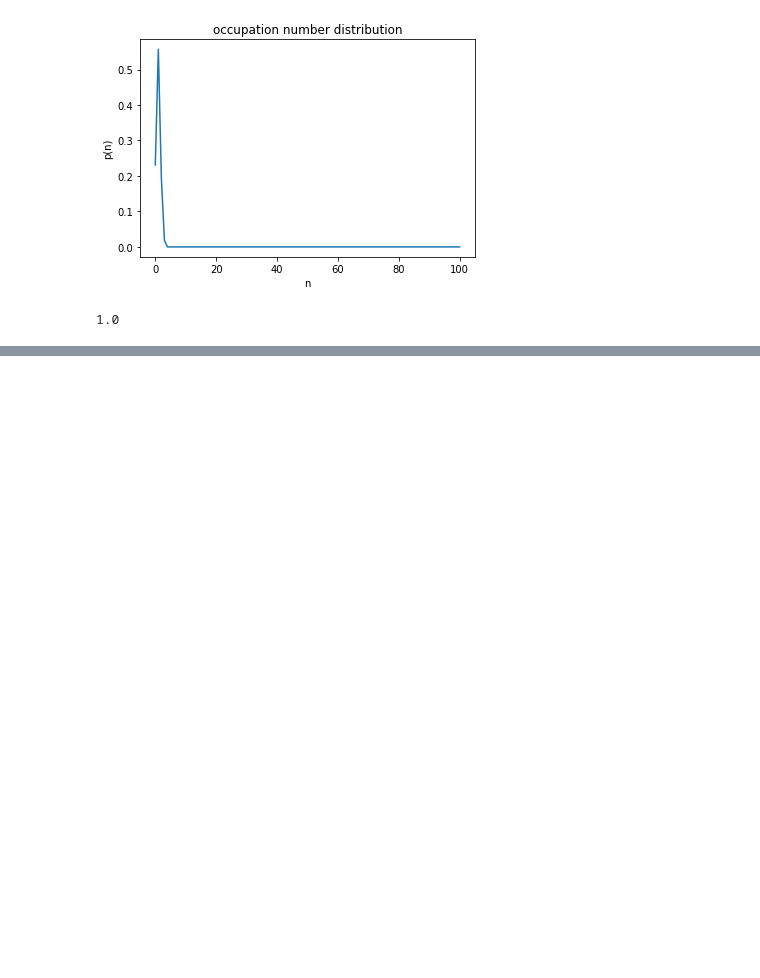
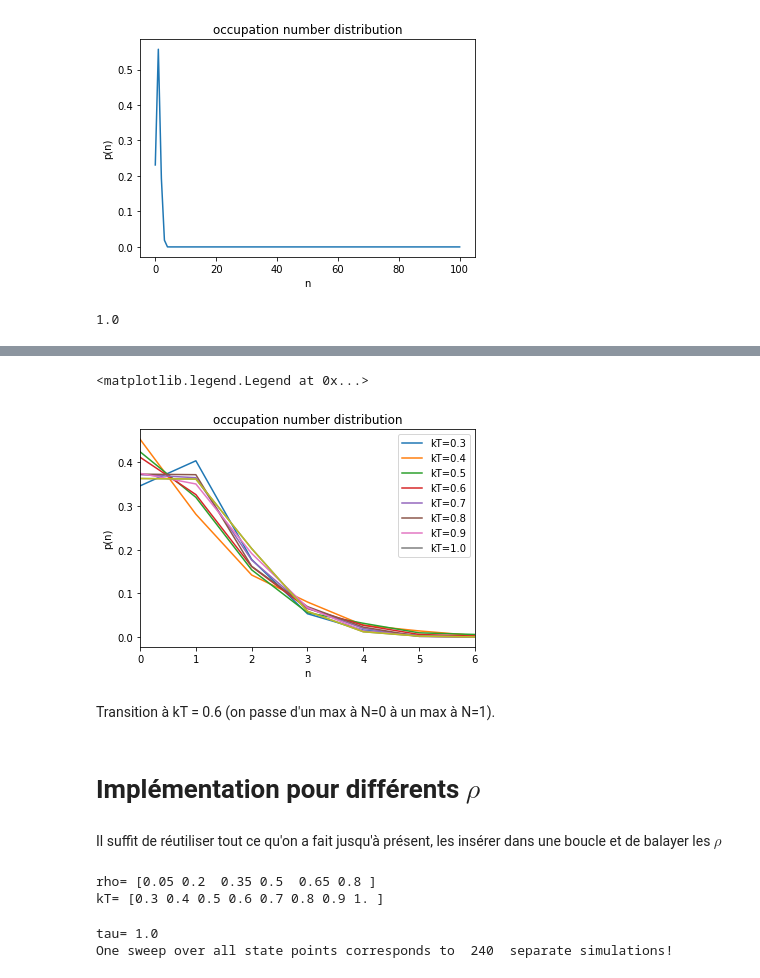
Before and after one commit to tristanlorriaux/computational_physics, a Jupyter notebook: main_density.ipynb, the cells around one changed output, grey strips where cells are left out. Drawn from its saved outputs; the diff is of its cells as text; code cells hidden in the pictures; blank space fills up the shorter version.

```diff
--- a/main_density.ipynb
+++ b/main_density.ipynb
@@ -284,0 +289,8 @@ np.sum(nOcc_hist)
+# %%
+sigma = 1
+d = 2
+
+rho_range=np.array([0.1])/(sigma**d)
+kT_range = np.linspace(0.3,1,8)
+print(rho_range)
+print(kT_range)
@@ -284,0 +412,14 @@ np.sum(nOcc_hist)
+# %%
+Occ_from_NVT_heating=[]
+
+for i in range(len(kT_range)):
+
+    key=((NParticles,str(round(rho,3)),str(round(kT_range[i],2))))
+    print(key)
+    nOcc_tr = CellOccupancy(4,x_tr_ens_from_NVT_heating[key],y_tr_ens_from_NVT_heating[key],LBox,LBox,x_pbc=True,y_pbc=True,debug=False)
+    nOcc_hist, nOcc_bin_edges = np.histogram(nOcc_tr, 101, (-0.5,100.5), normed=None, weights=None, density=True)
+    occ_Ntraj_fixedkT = nOcc_hist, nOcc_bin_edges
+    #print(occ_Ntraj_fixedkT)
+    Occ_from_NVT_heating.append(occ_Ntraj_fixedkT)
+
+print(Occ_from_NVT_heating)
@@ -284,0 +444,57 @@ np.sum(nOcc_hist)
+# %%
+for i in range(len(Occ_from_NVT_heating)):
+    plt.plot(MD.BinCenters(Occ_from_NVT_heating[i][1]),Occ_from_NVT_heating[i][0],label='kT={}'.format(round(kT_range[i],2)))
+
+
+plt.plot(MD.BinCenters(nOcc_bin_edges),nOcc_hist)
+plt.title("occupation number distribution")
+plt.xlabel("n")
+plt.ylabel("p(n)")
+xmin = 0
+xmax = 6
+plt.xlim([xmin, xmax])
+plt.legend()
+# %% [output]
+<matplotlib.legend.Legend at 0x...>
+[figure, added]
+# %% [markdown]
+Transition à kT = 0.6 (on passe d'un max à N=0 à un max à N=1).
+# %% [markdown]
+# Implémentation pour différents $\rho$
+# %% [markdown]
+Il suffit de réutiliser tout ce qu'on a fait jusqu'à présent, les insérer dans une boucle et de balayer les $\rho$
+# %%
+rho_range=np.array(np.linspace(0.05,0.8,6))
+kT_range = np.array(np.linspace(0.3,1,8))
+print('rho=',rho_range)
+print('kT=',kT_range)
+# %% [output]
+rho= [0.05 0.2  0.35 0.5  0.65 0.8 ]
+kT= [0.3 0.4 0.5 0.6 0.7 0.8 0.9 1. ]
+# %%
+#### When in doubt use a small number of particles to speed up the simulations
+# In a perfect world (as opposed to an exam), we would generate data for different systems sizes
+# and study finite size effects.
+
+NParticles = 16
+m = np.ones(NParticles)
+d = 2
+
+# Lennard-Jones
+sigma = 1
+epsilon = 1
+tau = sigma*np.sqrt(m[0]/epsilon) #unit of time
+print('tau=',tau)
+
+# Not much fun, if we reduce this even further
+NTrajectories = 5
+run_time_equilibration = 2
+run_time_data_acquisition = 20
+
+print("One sweep over all state points corresponds to ", rho_range.size * kT_range.size * NTrajectories," separate simulations!")
+
+# On my computer each of the for "sweeps" below took 2 minutes. If you are worried about time try first with
+# NTrajectories = 1
+# %% [output]
+tau= 1.0
+One sweep over all state points corresponds to  240  separate simulations!
```
Also changed, not shown: parts of 12 cells of this notebook.
